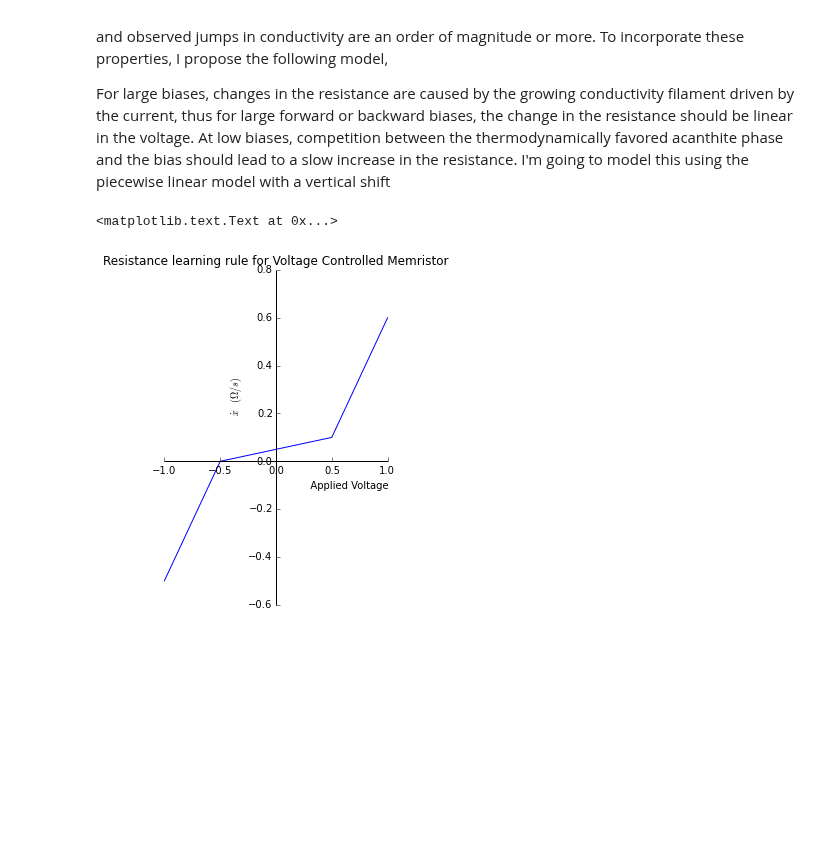
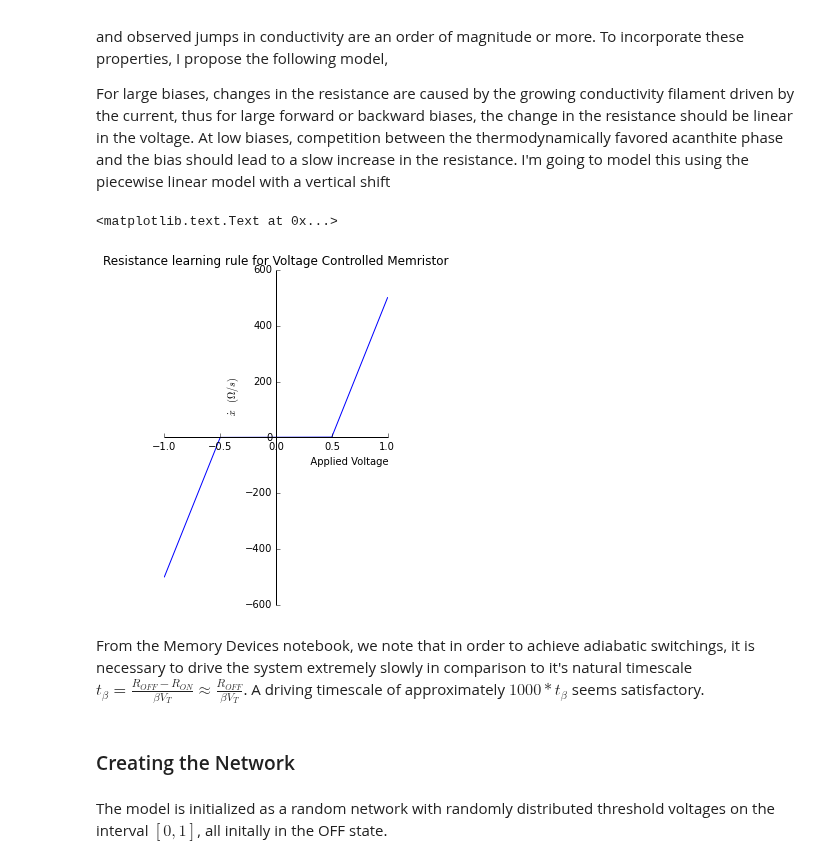
Before and after one commit to forrestsheldon/memNets, a Jupyter notebook: Atomic_Switch_Networks.ipynb, the cells around one changed output. Cells and saved outputs as stored; diff of their text form; code cells hidden in the pictures; blank space fills up the shorter version.

Commit message:
Added a network initialization and functionalization steps

```diff
--- a/Atomic_Switch_Networks.ipynb
+++ b/Atomic_Switch_Networks.ipynb
@@ -57,32 +57,35 @@ For large biases, changes in the resistance are caused by the growing conductivi
 # %%
 R_0 = 1.                          # Resistance Scale
 R_ON = 0.1 * R_0                  # Wide separation in resistance scales, this will be probed as we go forward
-R_OFF = 10. * R_0
-beta = 1.
-alpha = 1e-1
+R_OFF = 100. * R_0
 
-def vc_memR_xdot(t, x, V, V_T, alpha=alpha , beta=beta, x_min=R_ON, x_max=R_OFF):
+beta = 1000.
+alpha = 1
+
+def AS_R_xdot(t, x, V, V_T, alpha=alpha , beta=beta, x_min=R_ON, x_max=R_OFF):
     return beta * V + 0.5 * (alpha - beta) * (np.abs(V + V_T) - np.abs(V - V_T)) + alpha * V_T
 
-def vc_memG_xdot(t, x, V, V_T):
+def AS_G_xdot(t, x, V, V_T):
     return - x**2 * vc_memR_xdot(1./x, t, V, V_T)
 
 V = np.linspace(-1, 1, 1000)
 fig, ax = plt.subplots(figsize=(4,6))
 ax.spines['right'].set_color('none')
 ax.spines['top'].set_color('none')
 
 ax.xaxis.set_ticks_position('bottom')
 ax.spines['bottom'].set_position(('data',0)) # set position of x spine to x=0
 
 ax.yaxis.set_ticks_position('left')
 ax.spines['left'].set_position(('data',0))   # set position of y spine to y=0
 
-ax.plot(V, map(vc_memR_xdot, [None], [None], V, 0.5 * np.ones_like(V)))
+ax.plot(V, map(AS_R_xdot, [None], [None], V, 0.5 * np.ones_like(V)))
 
 ax.set_xlabel("           Applied Voltage", ha='left')
 ax.set_ylabel(r"                          $\dot{x}\;(\Omega/s)$")
 ax.set_title("Resistance learning rule for Voltage Controlled Memristor")
 # %% [output]
 <matplotlib.text.Text at 0x...>
-[figure, old version]
+[figure, new version]
+# %% [markdown]
+From the Memory Devices notebook, we note that in order to achieve adiabatic switchings, it is necessary to drive the system extremely slowly in comparison to it's natural timescale $t_\beta = \frac{R_{OFF} - R_{ON}}{\beta V_T} \approx \frac{R_{OFF}}{\beta V_T}$.  A driving timescale of approximately $1000*t_\beta$ seems satisfactory.
@@ -88,0 +95,5 @@ ax.set_title("Resistance learning rule for Voltage Controlled Memristor")
+# %% [markdown]
+### Creating the Network
+# %% [markdown]
+The model is initialized as a random network with randomly distributed threshold voltages on the interval $[0, 1]$, all initally in
+the OFF state.
```
Also changed, not shown: parts of 9 cells of this notebook, 2 other files.
